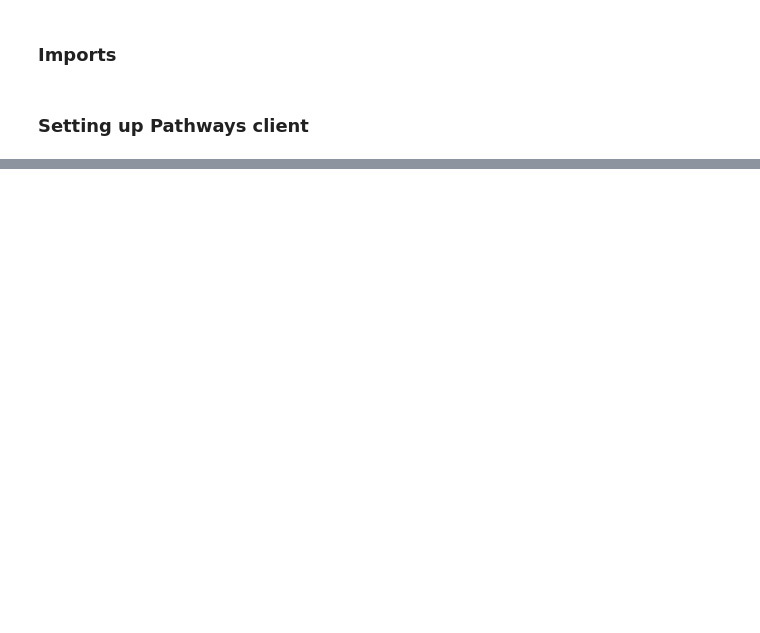
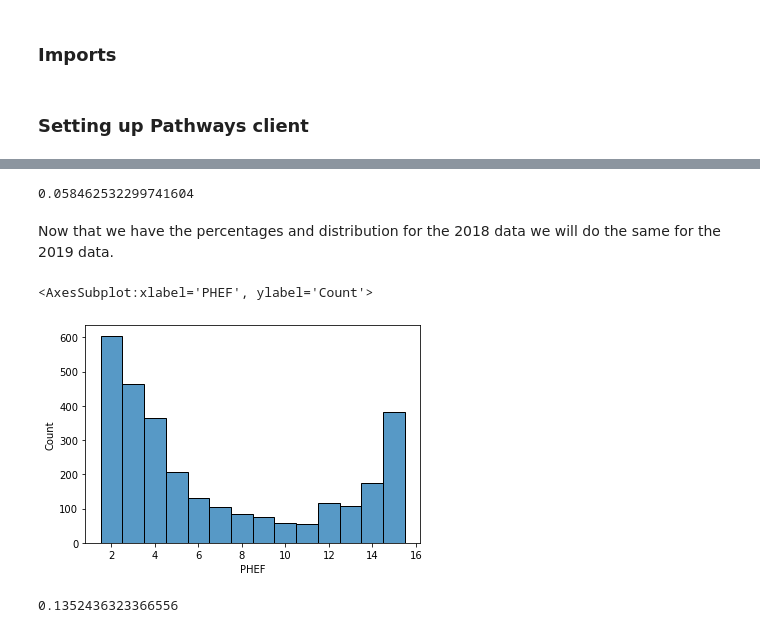
Before and after one commit to mjoireman/pathways-python, a Jupyter notebook: samples/gis_analysts_data_scientists/use_cases/02_congestion/congestion.ipynb, the cells around one changed output, grey strips where cells are left out. Saved outputs shown, nothing was run; the diff lists cells and outputs as text; code cells hidden in the pictures; blank space fills up the shorter version.

```diff
--- a/samples/gis_analysts_data_scientists/use_cases/02_congestion/congestion.ipynb
+++ b/samples/gis_analysts_data_scientists/use_cases/02_congestion/congestion.ipynb
@@ -47,0 +112,23 @@ sns.histplot(data=subset_phef2018weekday_df, x='PHEF', bins = 3, binwidth = 1)
+# %%
+# Percent of the 2018 weekend data that is congested
+congested2018weekend = subset_phef2018weekend_df.count()
+percent2018weekend =congested2018weekend.divide(other = 21672)
+print(percent2018weekend.PHEF)
+# %% [output]
+0.058462532299741604
+# %% [markdown]
+Now that we have the percentages and distribution for the 2018 data we will do the same for the 2019 data.
+# %%
+# Calculating 2019 weekday data
+subset_phef2019weekday_df = phef2019weekday_df[(phef2019weekday_df.PHEF >= 1.5)]
+sns.histplot(data=subset_phef2019weekday_df, x='PHEF', binwidth = 1)
+# %% [output]
+<AxesSubplot:xlabel='PHEF', ylabel='Count'>
+[figure, added]
+# %%
+# Calculating percentage of total routes that are congested
+congested2019weekday = subset_phef2019weekday_df.count()
+percent2019weekday =congested2019weekday.divide(other = 21672)
+print(percent2019weekday.PHEF)
+# %% [output]
+0.1352436323366556
```
Also changed, not shown: parts of 35 cells of this notebook.
